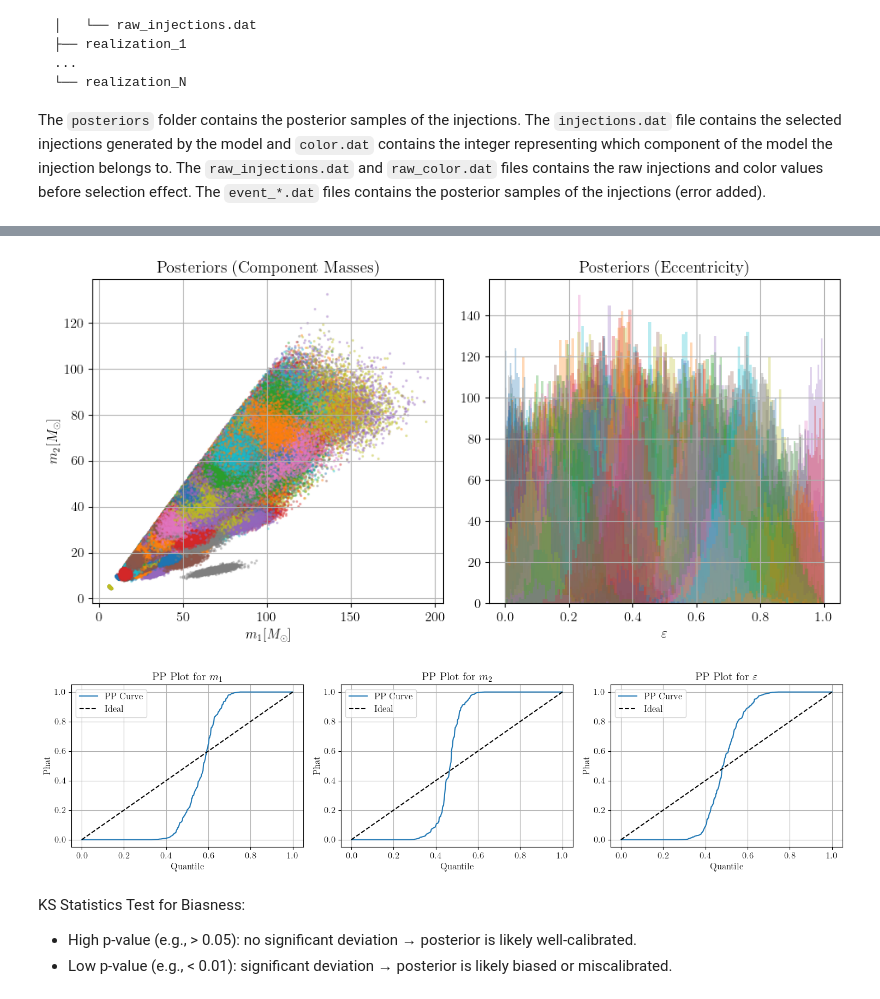
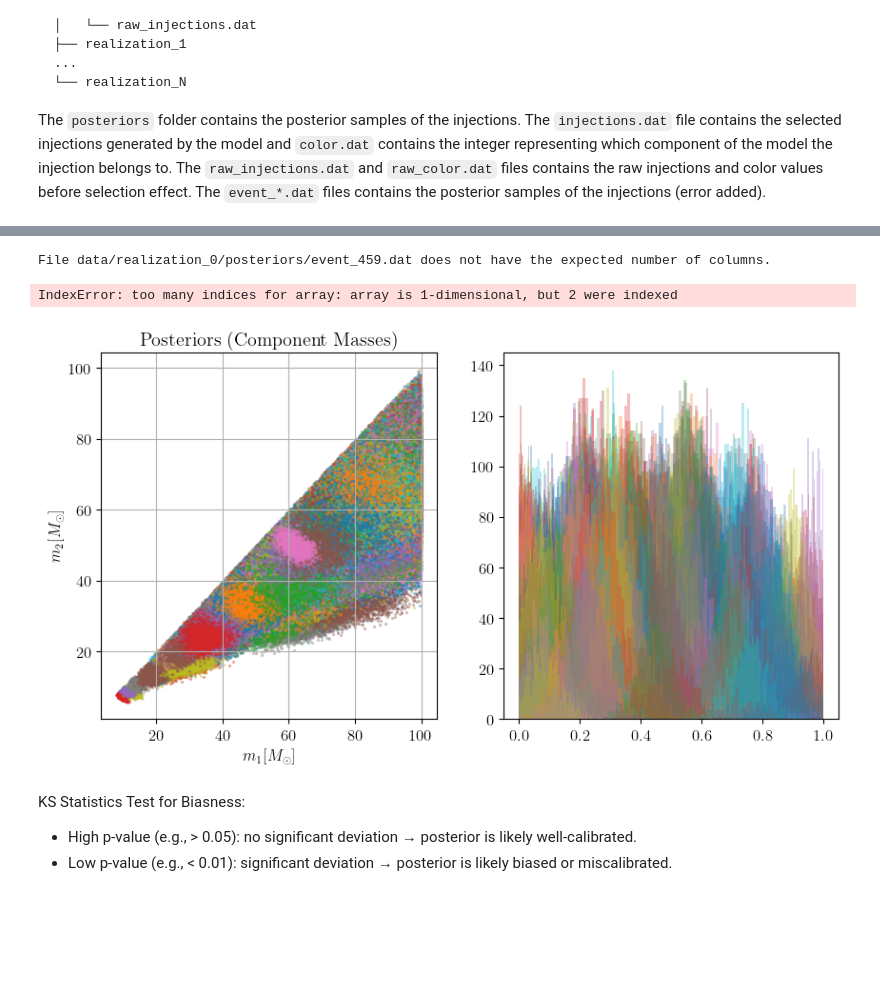
Before and after one commit to gwkokab/gwkokab, a Jupyter notebook: examples/synthetic_data.ipynb, the cells around one changed output, grey strips where cells are left out. Cells and saved outputs as stored; diff of their text form; code cells hidden in the pictures; blank space fills up the shorter version.

Commit message:
modified pp-plots

```diff
--- a/examples/synthetic_data.ipynb
+++ b/examples/synthetic_data.ipynb
@@ -350,79 +362,36 @@ plt.tight_layout()
 # %%
 posterior_files = glob.glob(POSTERIOR_REGEX)
 
 plt.figure(figsize=(10, 5))
 plt.subplot(1, 2, 1)
 
 for file in posterior_files:
     data = np.loadtxt(file, skiprows=1)
 
-    plt.scatter(data[:, 0], data[:, 1], s=2, alpha=0.3)
+    try:
+        plt.scatter(data[:, 0], data[:, 1], s=2, alpha=0.3)
+    except IndexError:
+        print(f"File {file} does not have the expected number of columns.")
+        continue
 
 
 plt.xlabel(r"$m_1 [M_\odot$]")
 plt.ylabel(r"$m_2 [M_\odot$]")
 plt.title("Posteriors (Component Masses)")
 plt.grid()
 
 
 plt.subplot(1, 2, 2)
 
 for file in posterior_files:
     data = np.loadtxt(file, skiprows=1)
 
     plt.hist(data[:, 2], bins=50, alpha=0.3)
 plt.xlabel(r"$\varepsilon$")
 plt.title("Posteriors (Eccentricity)")
 plt.grid()
 plt.tight_layout()
 # %% [output]
+File data/realization_0/posteriors/event_459.dat does not have the expected number of columns.
+IndexError: too many indices for array: array is 1-dimensional, but 2 were indexed
-[figure, old version]
+[figure, new version]
-# %%
-# Load injected data
-data_inj = np.loadtxt(SELECTED_INJECTIONS_PATH, skiprows=1)
-posterior_files = sorted(glob.glob(POSTERIOR_REGEX))
-
-# Make sure they match
-min_len = min(len(data_inj), len(posterior_files))
-data_inj = data_inj[:min_len]
-posterior_files = posterior_files[:min_len]
-assert len(data_inj) == len(posterior_files), (
-    "Mismatch in number of injections and posterior files"
-)
-
-
-def compute_phat(posterior_samples, true_value):
-    return np.mean(posterior_samples < true_value)
-
-
-def compute_pp_curve(param_index):
-    phats = []
-    for inj, file in zip(data_inj, posterior_files):
-        posterior = np.loadtxt(file, skiprows=1)
-        true_val = inj[param_index]
-        phat = compute_phat(posterior[:, param_index], true_val)
-        phats.append(phat)
-    phats = np.sort(phats)
-    quantiles = np.linspace(0, 1, len(phats))
-    return quantiles, phats
-
-
-# Make the PP plots
-plt.figure(figsize=(15, 4))
-
-labels = [r"$m_1$", r"$m_2$", r"$\varepsilon$"]
-for i, label in enumerate(labels):
-    x, y = compute_pp_curve(i)
-    plt.subplot(1, 3, i + 1)
-    plt.plot(x, y, label="PP Curve")
-    plt.plot([0, 1], [0, 1], "k--", label="Ideal")
-    plt.xlabel("Quantile")
-    plt.ylabel("Phat")
-    plt.title(f"PP Plot for {label}")
-    plt.grid()
-    plt.legend()
-
-plt.tight_layout()
-plt.show()
-# %% [output]
-[figure, removed]
```
Also changed, not shown: parts of 10 cells of this notebook.
